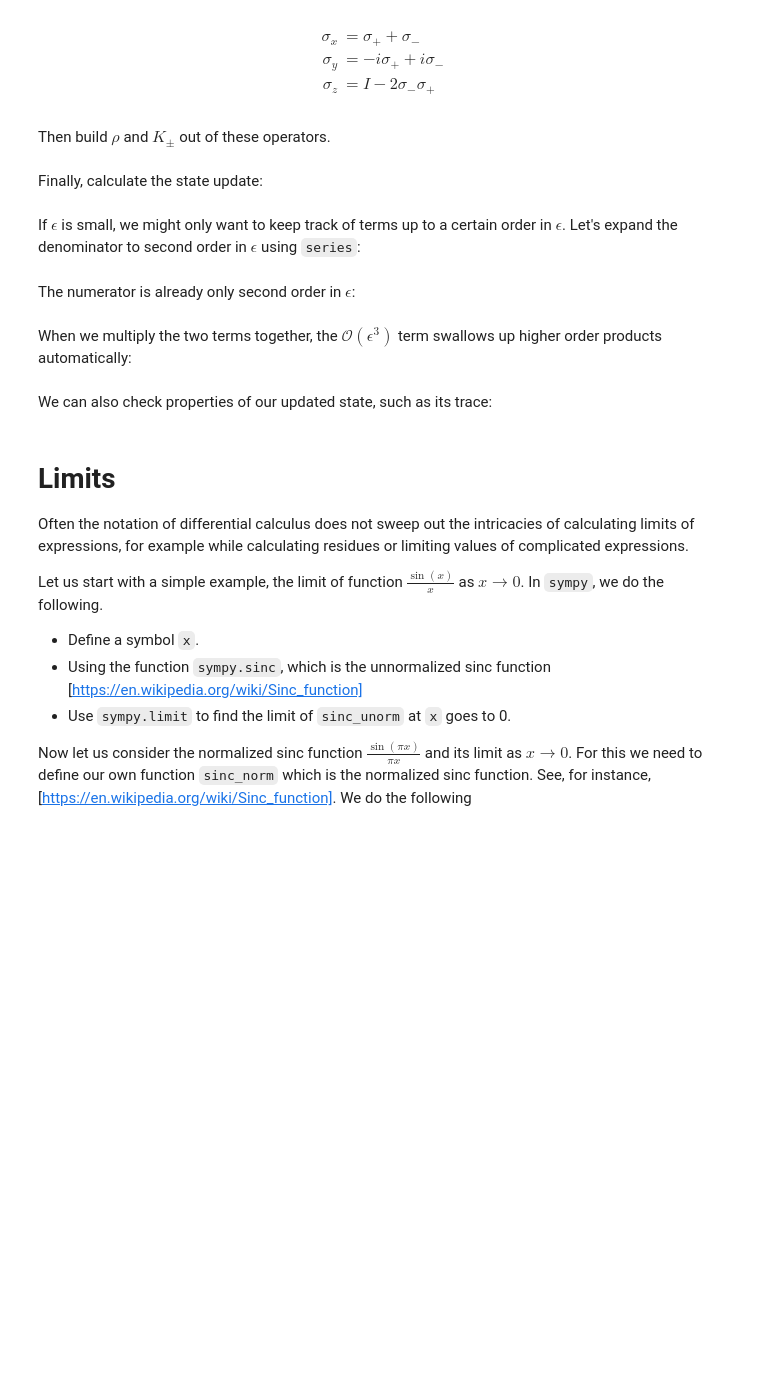
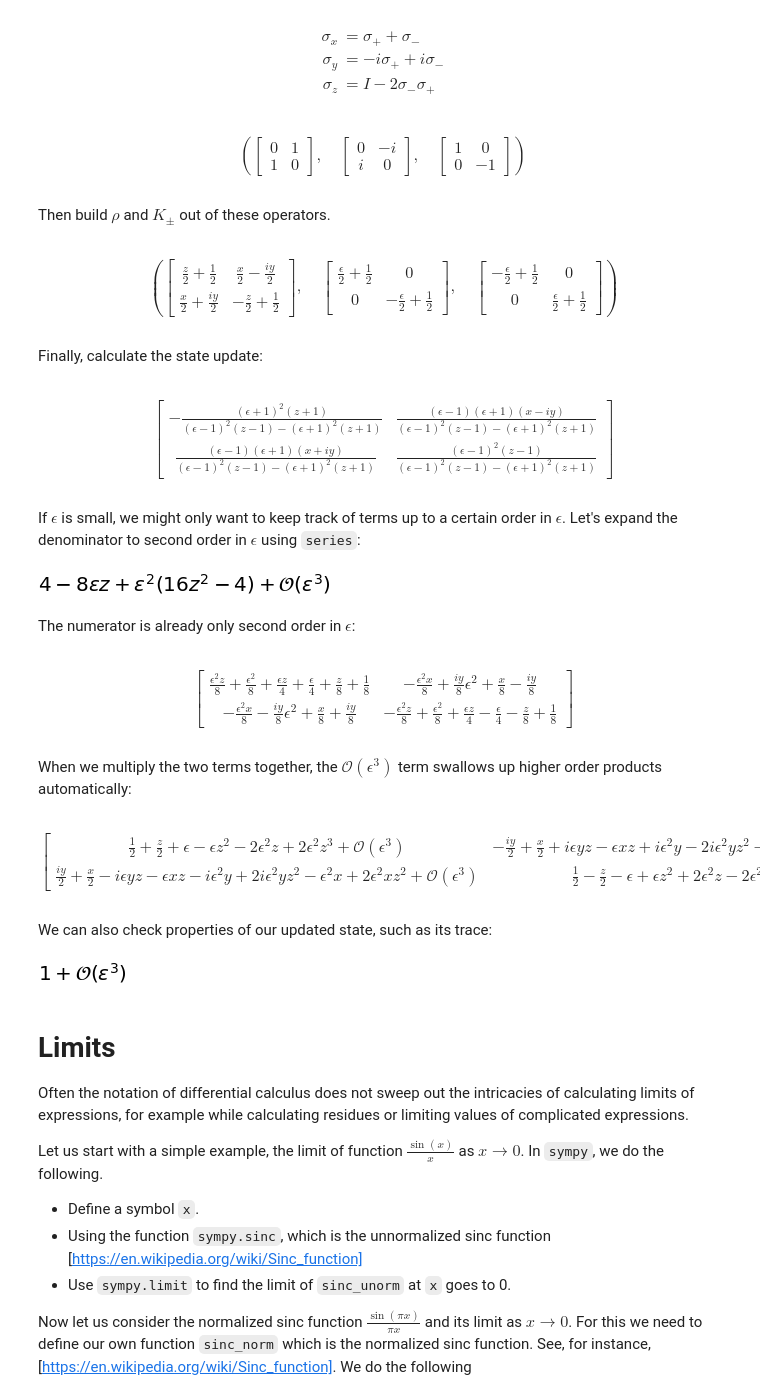
Before and after one commit to jarthurgross/symbolic-algebra-lesson, a Jupyter notebook: symbolic-algebra.ipynb, the cells around one changed output. Drawn from its saved outputs; the diff is of its cells as text; code cells hidden in the pictures; blank space fills up the shorter version.

```diff
--- a/symbolic-algebra.ipynb
+++ b/symbolic-algebra.ipynb
@@ -414,21 +518,63 @@ First let's define Pauli operators
     \sigma_y&=-i\sigma_++i\sigma_- \\
     \sigma_z&=I-2\sigma_-\sigma_+
 \end{align}
+# %%
+X = sp + sm
+Y = -sy.I * sp + sy.I * sm
+Z = Id - 2 * sm * sp
+X, Y, Z
+# %% [output]
+$$\left ( \left[\begin{matrix}0 & 1\\1 & 0\end{matrix}\right], \quad \left[\begin{matrix}0 & - i\\i & 0\end{matrix}\right], \quad \left[\begin{matrix}1 & 0\\0 & -1\end{matrix}\right]\right )$$
 # %% [markdown]
 Then build $\rho$ and $K_\pm$ out of these operators.
+# %%
+x, y, z = sy.symbols('x y z', real=True)
+eps = sy.symbols('epsilon', positive=True)
+
+rho = (Id + x * X + y * Y + z * Z) / 2
+Kp = (Id + eps * Z) / 2
+Km = (Id - eps * Z) / 2
+
+rho, Kp, Km
+# %% [output]
+$$\left ( \left[\begin{matrix}\frac{z}{2} + \frac{1}{2} & \frac{x}{2} - \frac{i y}{2}\\\frac{x}{2} + \frac{i y}{2} & - \frac{z}{2} + \frac{1}{2}\end{matrix}\right], \quad \left[\begin{matrix}\frac{\epsilon}{2} + \frac{1}{2} & 0\\0 & - \frac{\epsilon}{2} + \frac{1}{2}\end{matrix}\right], \quad \left[\begin{matrix}- \frac{\epsilon}{2} + \frac{1}{2} & 0\\0 & \frac{\epsilon}{2} + \frac{1}{2}\end{matrix}\right]\right )$$
 # %% [markdown]
 Finally, calculate the state update:
+# %%
+rho_p = sy.simplify(Kp.H * rho * Kp / sy.trace(Kp.H * Kp * rho))
+rho_p
+# %% [output]
+$$\left[\begin{matrix}- \frac{\left(\epsilon + 1\right)^{2} \left(z + 1\right)}{\left(\epsilon - 1\right)^{2} \left(z - 1\right) - \left(\epsilon + 1\right)^{2} \left(z + 1\right)} & \frac{\left(\epsilon - 1\right) \left(\epsilon + 1\right) \left(x - i y\right)}{\left(\epsilon - 1\right)^{2} \left(z - 1\right) - \left(\epsilon + 1\right)^{2} \left(z + 1\right)}\\\frac{\left(\epsilon - 1\right) \left(\epsilon + 1\right) \left(x + i y\right)}{\left(\epsilon - 1\right)^{2} \left(z - 1\right) - \left(\epsilon + 1\right)^{2} \left(z + 1\right)} & \frac{\left(\epsilon - 1\right)^{2} \left(z - 1\right)}{\left(\epsilon - 1\right)^{2} \left(z - 1\right) - \left(\epsilon + 1\right)^{2} \left(z + 1\right)}\end{matrix}\right]$$
 # %% [markdown]
 If $\epsilon$ is small, we might only want to keep track of terms up to a certain
 order in $\epsilon$. Let's expand the denominator to second order in $\epsilon$
 using `series`:
+# %%
+denom_series = sy.series(1 / sy.trace(Kp.H * Kp * rho), eps, n=3)
+denom_series
+# %% [output]
+[figure, added]
 # %% [markdown]
 The numerator is already only second order in $\epsilon$:
+# %%
+numerator = sy.expand(Kp.H * rho * Kp, eps)
+numerator
+# %% [output]
+$$\left[\begin{matrix}\frac{\epsilon^{2} z}{8} + \frac{\epsilon^{2}}{8} + \frac{\epsilon z}{4} + \frac{\epsilon}{4} + \frac{z}{8} + \frac{1}{8} & - \frac{\epsilon^{2} x}{8} + \frac{i y}{8} \epsilon^{2} + \frac{x}{8} - \frac{i y}{8}\\- \frac{\epsilon^{2} x}{8} - \frac{i y}{8} \epsilon^{2} + \frac{x}{8} + \frac{i y}{8} & - \frac{\epsilon^{2} z}{8} + \frac{\epsilon^{2}}{8} + \frac{\epsilon z}{4} - \frac{\epsilon}{4} - \frac{z}{8} + \frac{1}{8}\end{matrix}\right]$$
 # %% [markdown]
 When we multiply the two terms together, the $\mathcal{O}(\epsilon^3)$ term swallows up
 higher order products automatically:
+# %%
+rho_p_series = sy.expand(numerator * denom_series)
+rho_p_series
+# %% [output]
+$$\left[\begin{matrix}\frac{1}{2} + \frac{z}{2} + \epsilon - \epsilon z^{2} - 2 \epsilon^{2} z + 2 \epsilon^{2} z^{3} + \mathcal{O}\left(\epsilon^{3}\right) & - \frac{i y}{2} + \frac{x}{2} + i \epsilon y z - \epsilon x z + i \epsilon^{2} y - 2 i \epsilon^{2} y z^{2} - \epsilon^{2} x + 2 \epsilon^{2} x z^{2} + \mathcal{O}\left(\epsilon^{3}\right)\\\frac{i y}{2} + \frac{x}{2} - i \epsilon y z - \epsilon x z - i \epsilon^{2} y + 2 i \epsilon^{2} y z^{2} - \epsilon^{2} x + 2 \epsilon^{2} x z^{2} + \mathcal{O}\left(\epsilon^{3}\right) & \frac{1}{2} - \frac{z}{2} - \epsilon + \epsilon z^{2} + 2 \epsilon^{2} z - 2 \epsilon^{2} z^{3} + \mathcal{O}\left(\epsilon^{3}\right)\end{matrix}\right]$$
 # %% [markdown]
 We can also check properties of our updated state, such as its trace:
+# %%
+sy.trace(rho_p_series)
+# %% [output]
+[figure, added]
 # %% [markdown]
 # Limits
 
```
Also changed, not shown: parts of 52 cells of this notebook.
